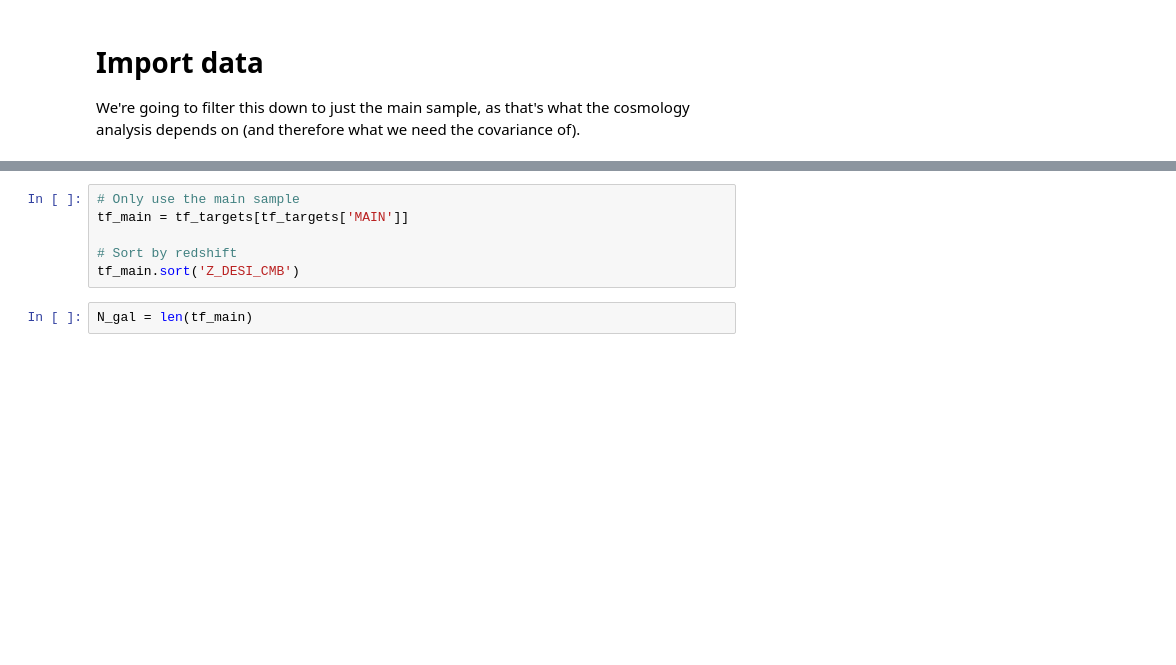
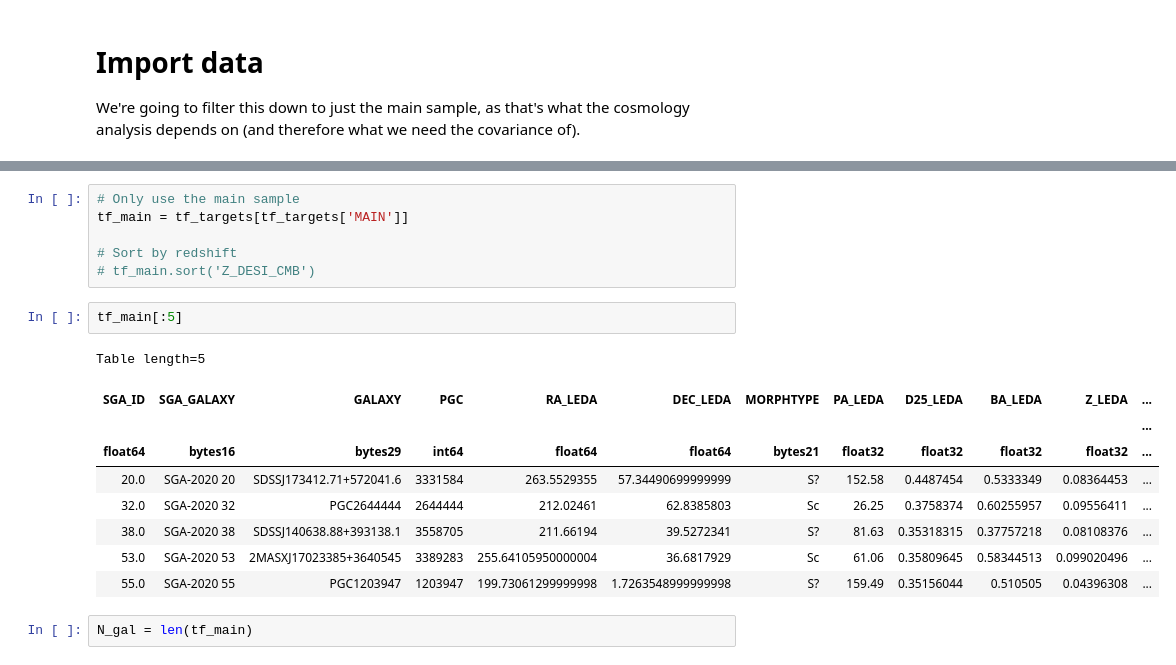
Before and after one commit to DESI-UR/DESI_SGA, a Jupyter notebook: TF/Y1/TF_Y1_cov.ipynb, the cells around one changed output, grey strips where cells are left out. Saved outputs shown, nothing was run; the diff lists cells and outputs as text; blank space fills up the shorter version.

```diff
--- a/TF/Y1/TF_Y1_cov.ipynb
+++ b/TF/Y1/TF_Y1_cov.ipynb
@@ -55,7 +63,19 @@ Table length=5
 tf_main = tf_targets[tf_targets['MAIN']]
 
 # Sort by redshift
-tf_main.sort('Z_DESI_CMB')
+# tf_main.sort('Z_DESI_CMB')
+# %%
+tf_main[:5]
+# %% [output]
+Table length=5
+| SGA_ID | SGA_GALAXY | GALAXY | PGC | RA_LEDA | DEC_LEDA | MORPHTYPE | PA_LEDA | D25_LEDA | BA_LEDA | Z_LEDA | ... |
+|  |  |  |  |  |  |  |  |  |  |  | ... |
+| float64 | bytes16 | bytes29 | int64 | float64 | float64 | bytes21 | float32 | float32 | float32 | float32 | ... |
+| 20.0 | SGA-2020 20 | SDSSJ173412.71+572041.6 | 3331584 | 263.5529355 | 57.34490699999999 | S? | 152.58 | 0.4487454 | 0.5333349 | 0.08364453 | ... |
+| 32.0 | SGA-2020 32 | PGC2644444 | 2644444 | 212.02461 | 62.8385803 | Sc | 26.25 | 0.3758374 | 0.60255957 | 0.09556411 | ... |
+| 38.0 | SGA-2020 38 | SDSSJ140638.88+393138.1 | 3558705 | 211.66194 | 39.5272341 | S? | 81.63 | 0.35318315 | 0.37757218 | 0.08108376 | ... |
+| 53.0 | SGA-2020 53 | 2MASXJ17023385+3640545 | 3389283 | 255.64105950000004 | 36.6817929 | Sc | 61.06 | 0.35809645 | 0.58344513 | 0.099020496 | ... |
+| 55.0 | SGA-2020 55 | PGC1203947 | 1203947 | 199.73061299999998 | 1.7263548999999998 | S? | 159.49 | 0.35156044 | 0.510505 | 0.04396308 | ... |
 # %%
 N_gal = len(tf_main)
 # %% [markdown]
```
Also changed, not shown: parts of 10 cells of this notebook.
